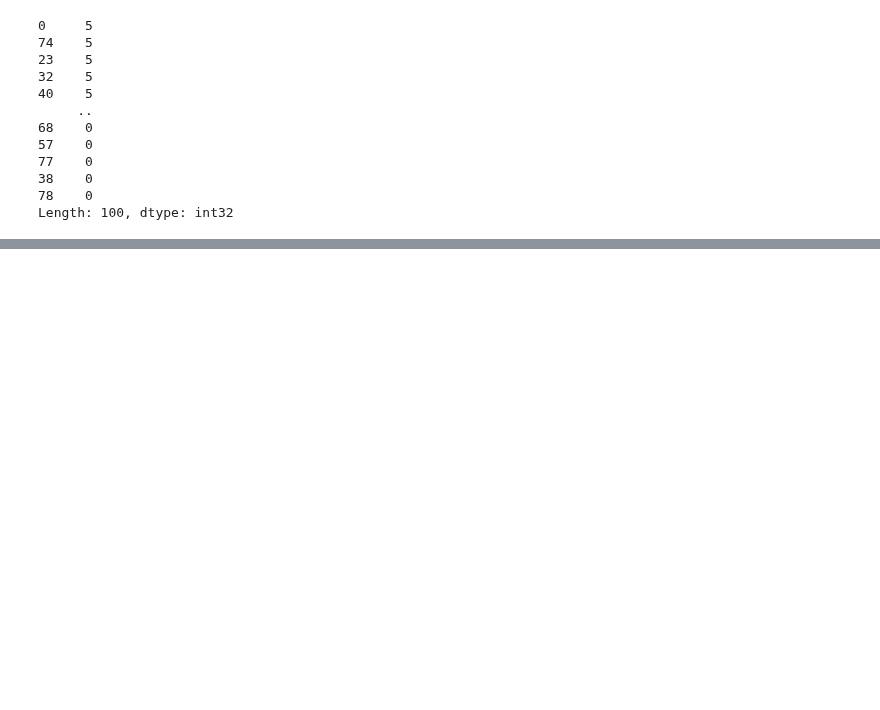
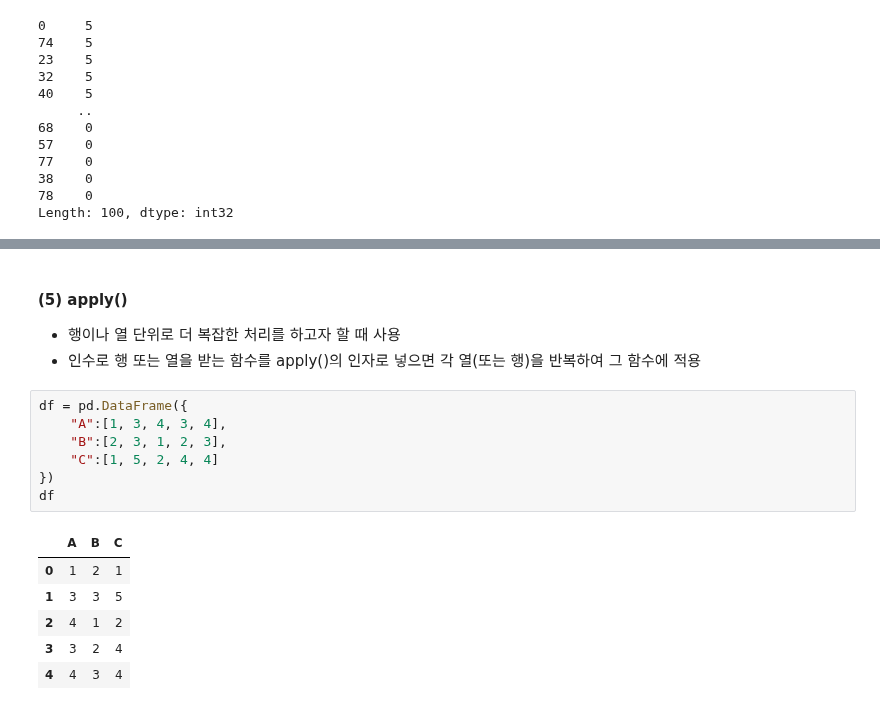
Before and after one commit to NikeLee/pythonwork, a Jupyter notebook: analysis/2_pandas.ipynb, the cells around one changed output, grey strips where cells are left out. Drawn from its saved outputs; the diff is of its cells as text; blank space fills up the shorter version.

```diff
--- a/analysis/2_pandas.ipynb
+++ b/analysis/2_pandas.ipynb
@@ -885,0 +925,19 @@ df1 = pd.DataFrame({
+# %% [markdown]
+#### (5) apply()
+
++ 행이나 열 단위로 더 복잡한 처리를 하고자 할 때 사용
++ 인수로 행 또는 열을 받는 함수를 apply()의 인자로 넣으면 각 열(또는 행)을 반복하여 그 함수에 적용
+# %%
+df = pd.DataFrame({
+    "A":[1, 3, 4, 3, 4],
+    "B":[2, 3, 1, 2, 3],
+    "C":[1, 5, 2, 4, 4]
+})
+df
+# %% [output]
+|  | A | B | C |
+| 0 | 1 | 2 | 1 |
+| 1 | 3 | 3 | 5 |
+| 2 | 4 | 1 | 2 |
+| 3 | 3 | 2 | 4 |
+| 4 | 4 | 3 | 4 |
```
Also changed, not shown: parts of 26 cells of this notebook.
